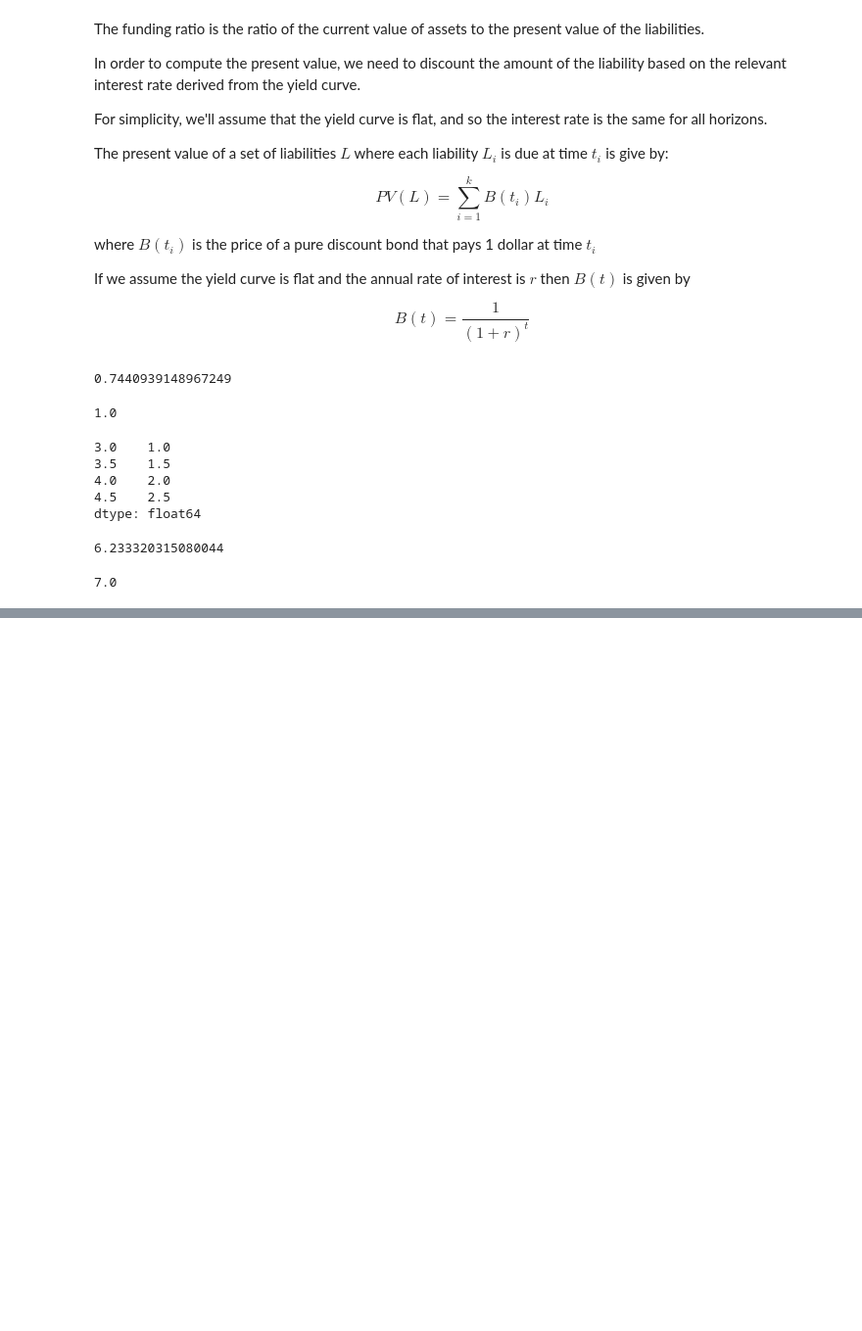
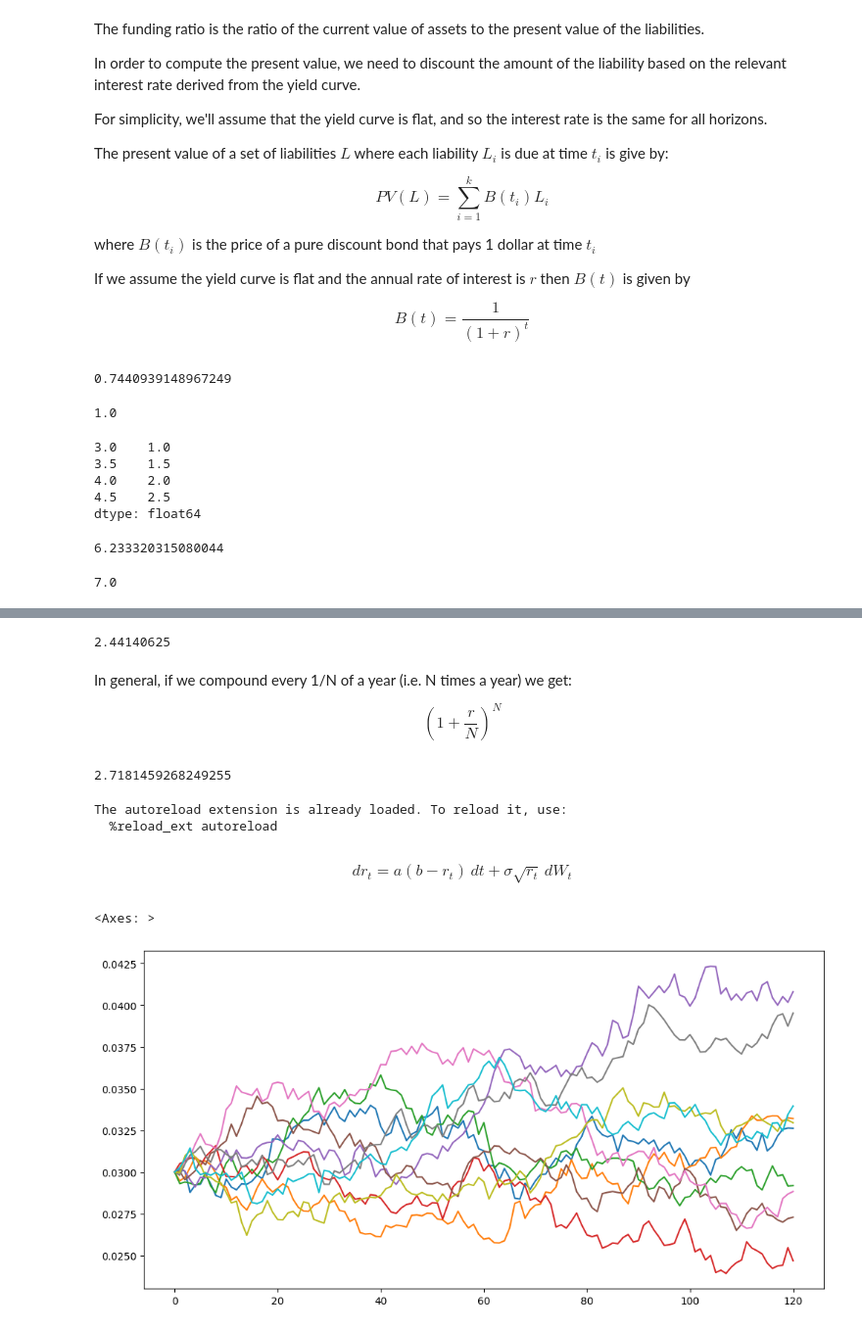
Before and after one commit to lishenjian1996/Programming-Study, a Jupyter notebook: Investment Management with Python and Machine Learning/Introduction to Portfolio Construction and Analysis with Python/week4-introduction to asset-liability management-1.ipynb, the cells around one changed output, grey strips where cells are left out. Shown at 98% size. Cells and saved outputs as stored; diff of their text form; code cells hidden in the pictures; blank space fills up the shorter version.

```diff
--- a/Investment Management with Python and Machine Learning/Introduction to Portfolio Construction and Analysis with Python/week4-introduction to asset-liability management-1.ipynb
+++ b/Investment Management with Python and Machine Learning/Introduction to Portfolio Construction and Analysis with Python/week4-introduction to asset-liability management-1.ipynb
@@ -82,0 +180,66 @@ liabilities.sum()
+# %%
+(1+1/4)**4
+# %% [output]
+2.44140625
+# %% [markdown]
+In general, if we compound every 1/N of a year (i.e. N times a year) we get:
+
+$$\left(1+\frac{r}{N}\right)^N$$
+# %%
+(1+1/10000)**10000
+
+#It's closer with e
+# %% [output]
+2.7181459268249255
+# %%
+import numpy as np
+import pandas as pd
+import edhec_risk_kit as erk
+%load_ext autoreload
+%autoreload 2
+
+def inst_to_ann(r):
+    """
+    Convert an short rate (instantaneous interest rate) to an annual interest rate
+    """
+    return np.expm1(r) # equally with np.exp(r)-1
+
+def ann_to_inst(r):
+    """
+    Convert an annual interest rate to an short rate (instantaneous interest rate)
+    """
+    return np.log1p(r) # equally with np.log(1+r)
+
+def cir(n_years = 10, n_scenarios=1, a=0.05, b=0.03, sigma=0.05, steps_per_year=12, r_0=None):
+    """
+    Implements the CIR model for interest rates
+    Generate random interest rate evolution over time using the CIR model
+    b and r_0 are assumed to be the annualized rates, not the short rate
+    and the returned values are the annualized rates as well
+    """
+    if r_0 is None: r_0 = b
+    r_0 = ann_to_inst(r_0)
+    dt = 1/steps_per_year
+    num_steps = int(n_years*steps_per_year) + 1 # because n_years might be a float
+
+    shock = np.random.normal(0, scale=np.sqrt(dt), size=(num_steps, n_scenarios)) #generate random numbers
+    rates = np.empty_like(shock)
+    rates[0] = r_0
+    for step in range(1, num_steps):
+        r_t = rates[step-1]
+        d_r_t = a*(b-r_t)*dt + sigma*np.sqrt(r_t)*shock[step] # check the below formula
+        rates[step] = abs(r_t + d_r_t) # just in case of roundoff errors going negative
+
+    return pd.DataFrame(data=inst_to_ann(rates), index=range(num_steps))
+
+%matplotlib inline
+# %% [output]
+The autoreload extension is already loaded. To reload it, use:
+  %reload_ext autoreload
+# %% [markdown]
+$$ dr_{t}=a(b-r_{t})\,dt+\sigma {\sqrt  {r_{t}}}\,dW_{t} $$
+# %%
+cir(n_scenarios=10, sigma=0.01).plot(figsize=(12,6), legend=False)
+# %% [output]
+<Axes: >
+[figure, added]
```
Also changed, not shown: parts of 42 cells of this notebook, 1 other file.
